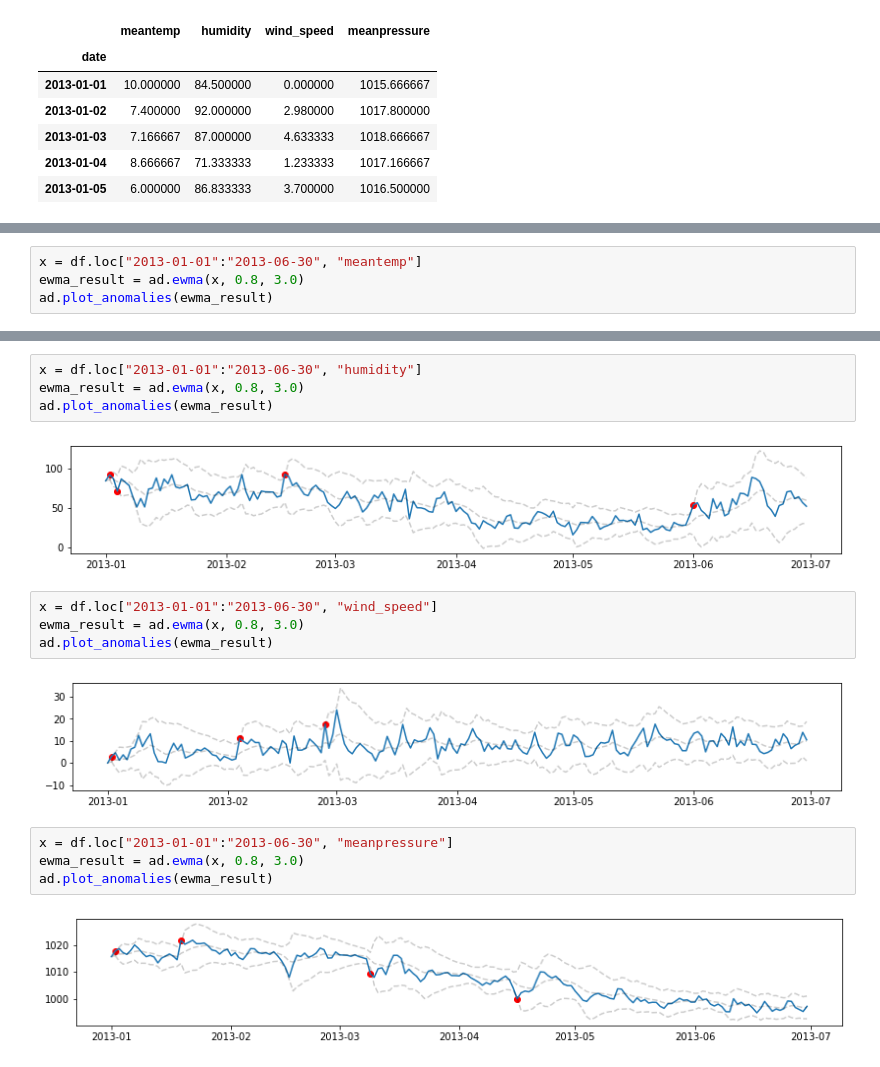
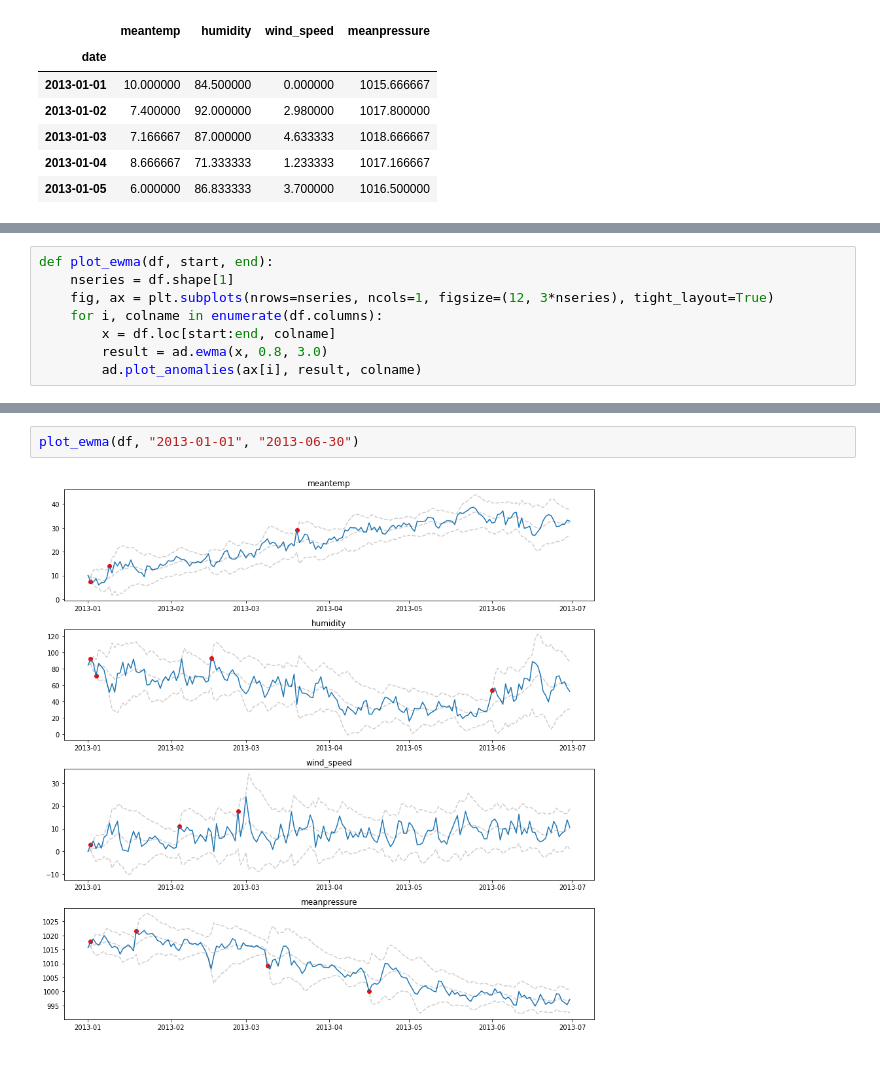
Before and after one commit to williewheeler/tsanomaly, a Jupyter notebook: examples.ipynb, the cells around one changed output, grey strips where cells are left out. Saved outputs shown, nothing was run; the diff lists cells and outputs as text.

```diff
--- a/examples.ipynb
+++ b/examples.ipynb
@@ -18,4 +21,8 @@ df.head()
 # %%
-x = df.loc["2013-01-01":"2013-06-30", "meantemp"]
-ewma_result = ad.ewma(x, 0.8, 3.0)
-ad.plot_anomalies(ewma_result)
+def plot_ewma(df, start, end):
+    nseries = df.shape[1]
+    fig, ax = plt.subplots(nrows=nseries, ncols=1, figsize=(12, 3*nseries), tight_layout=True)
+    for i, colname in enumerate(df.columns):
+        x = df.loc[start:end, colname]
+        result = ad.ewma(x, 0.8, 3.0)
+        ad.plot_anomalies(ax[i], result, colname)
@@ -24,18 +29,4 @@ ad.plot_anomalies(ewma_result)
-# %%
-x = df.loc["2013-01-01":"2013-06-30", "humidity"]
-ewma_result = ad.ewma(x, 0.8, 3.0)
-ad.plot_anomalies(ewma_result)
-# %% [output]
-[figure, removed]
-# %%
-x = df.loc["2013-01-01":"2013-06-30", "wind_speed"]
-ewma_result = ad.ewma(x, 0.8, 3.0)
-ad.plot_anomalies(ewma_result)
-# %% [output]
-[figure, removed]
-# %%
-x = df.loc["2013-01-01":"2013-06-30", "meanpressure"]
-ewma_result = ad.ewma(x, 0.8, 3.0)
-ad.plot_anomalies(ewma_result)
-# %% [output]
-[figure, removed]
+# %%
+plot_ewma(df, "2013-01-01", "2013-06-30")
+# %% [output]
+[figure, added]
```
Also changed, not shown: parts of 3 cells of this notebook, 1 other file.
